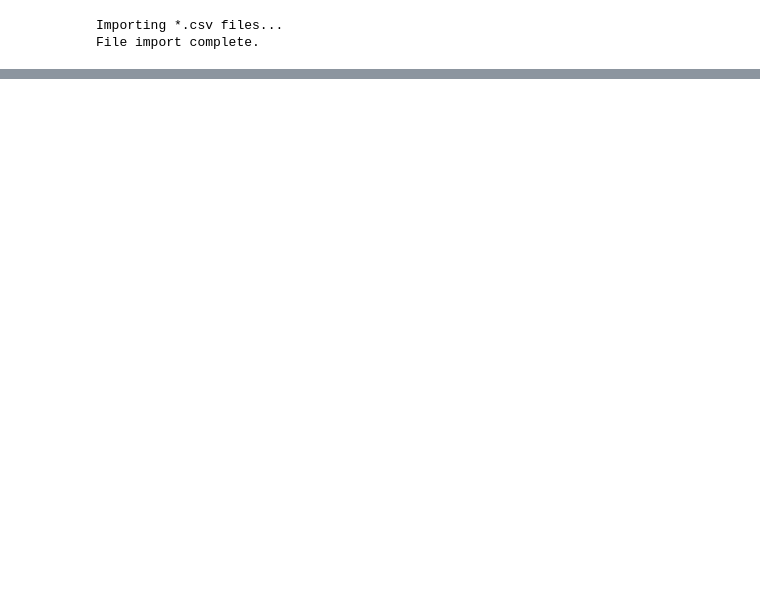
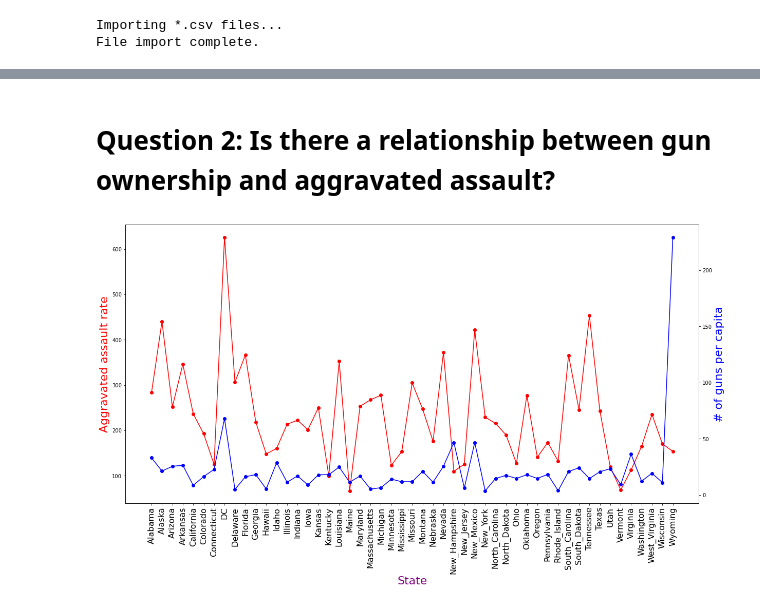
Before and after one commit to csadlo/GunOwnersAndCrime, a Jupyter notebook: analyze.ipynb, the cells around one changed output, grey strips where cells are left out. Cells and saved outputs as stored; diff of their text form; code cells hidden in the pictures; blank space fills up the shorter version.

Commit message:
Pretty much everything. Illustrations and questions answered

```diff
--- a/analyze.ipynb
+++ b/analyze.ipynb
@@ -143,0 +168,31 @@ gun_ownership_df.head(60)
+# %% [markdown]
+# Question 2: Is there a relationship between gun ownership and aggravated assault?
+# %%
+
+fig,ax = plt.subplots(figsize=(20, 10))
+# make a plot
+ax.plot(gun_ownership_df["State"], gun_ownership_df["Aggravated assault rate"], color="red", marker="o")
+# set x-axis label
+ax.set_xlabel("State",color = "purple", fontsize=22)
+# set y-axis label
+ax.set_ylabel("Aggravated assault rate",color="red",fontsize=22)
+plt.xticks(gun_ownership_df["State"], rotation=90, fontsize = 16)
+
+# twin object for two different y-axis on the sample plot
+ax2=ax.twinx()
+# make a plot with different y-axis using second axis object
+ax2.plot(gun_ownership_df["State"], gun_ownership_df["# of guns per capita"], color="blue",marker="o")
+ax2.set_ylabel("# of guns per capita",color="blue",fontsize=22)
+plt.xticks(gun_ownership_df["State"], rotation=90, )
+
+
+plt.show()
+# save the plot as a file
+fig.savefig('two_different_y_axis_for_single_python_plot_with_twinx.jpg',
+            format='jpeg',
+            dpi=100,
+            bbox_inches='tight')
+
+plt.show()
+# %% [output]
+[figure, added]
```
Also changed, not shown: parts of 16 cells of this notebook.
